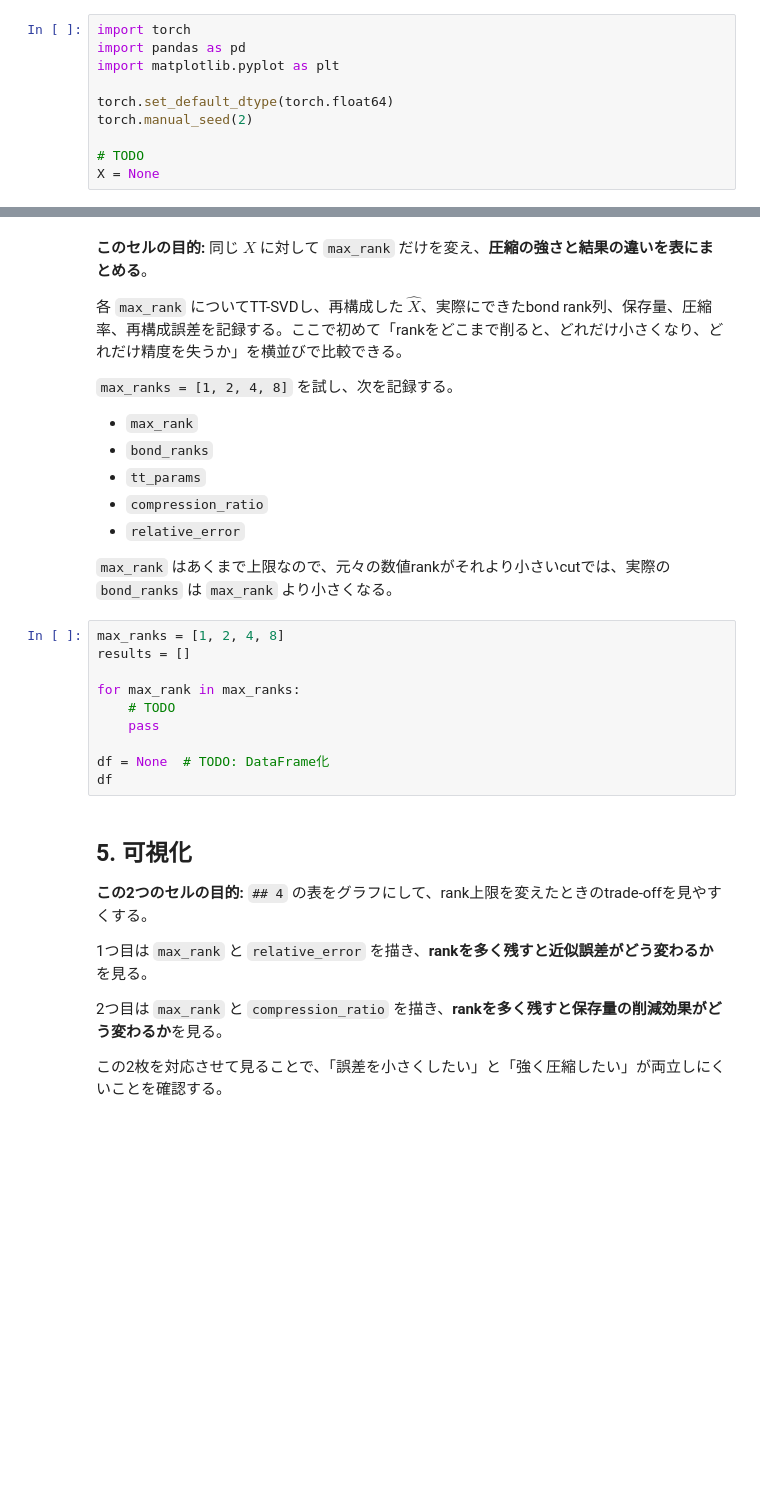
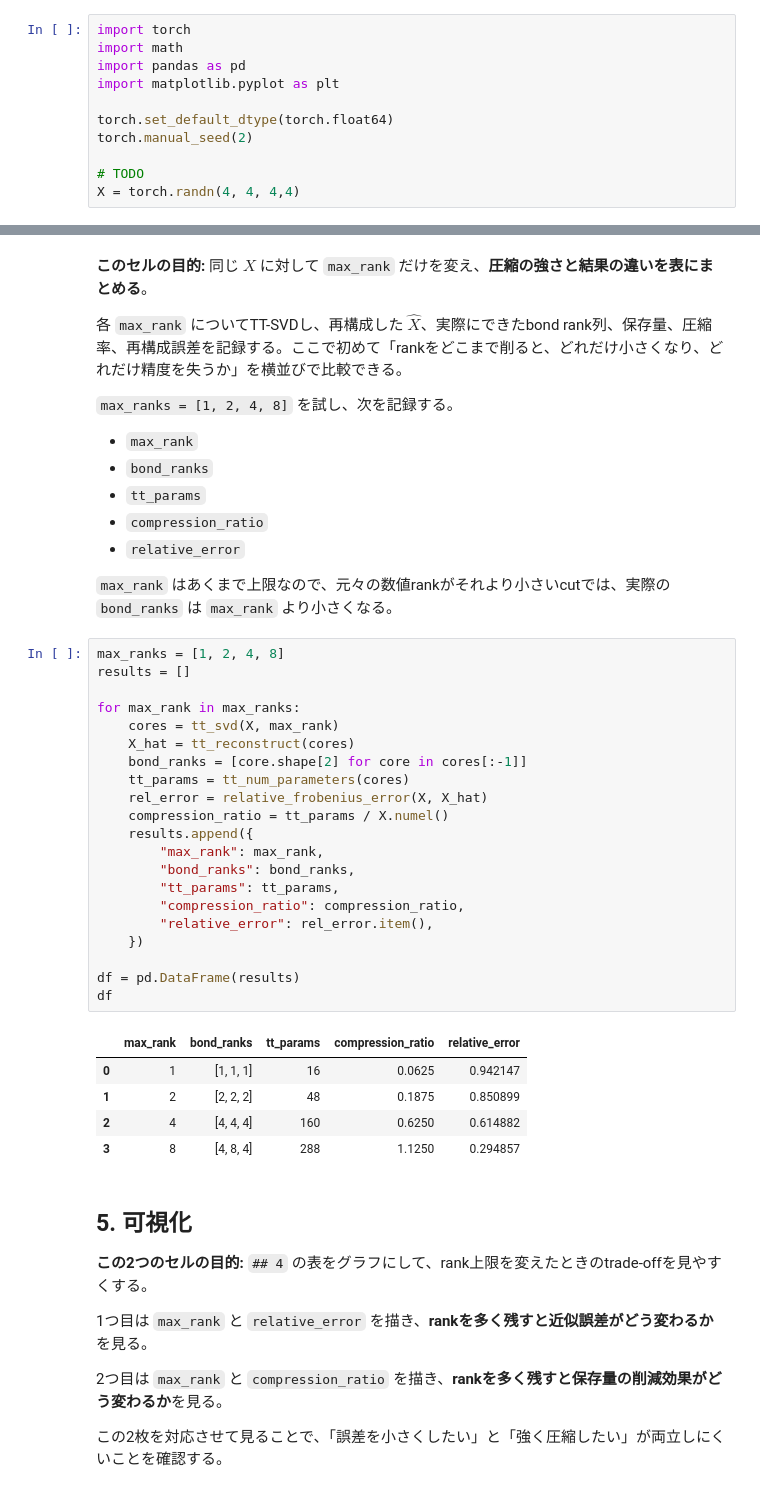
Before and after one commit to astrare2480/nn-compression-svd-dmrg, a Jupyter notebook: notebooks/30_tt_mps/00_fundamentals/02_truncation_error_tradeoff.ipynb, the cells around one changed output, grey strips where cells are left out. Drawn from its saved outputs; the diff is of its cells as text; blank space fills up the shorter version.

```diff
--- a/notebooks/30_tt_mps/00_fundamentals/02_truncation_error_tradeoff.ipynb
+++ b/notebooks/30_tt_mps/00_fundamentals/02_truncation_error_tradeoff.ipynb
@@ -27,6 +27,7 @@ $X\in\mathbb{R}^{4\times4\times4\times4}$ を使う。
 ここで作る $X$ の要素数は、後でTT coreの総要素数と比較するときの基準にもなる。
 # %%
 import torch
+import math
 import pandas as pd
 import matplotlib.pyplot as plt
 
@@ -34,7 +35,7 @@ torch.set_default_dtype(torch.float64)
 torch.manual_seed(2)
 
 # TODO
-X = None
+X = torch.randn(4, 4, 4,4)
 # %% [markdown]
 ## 2. truncation付きTT-SVD
 
@@ -107,16 +162,33 @@ def tt_num_parameters(cores: list[torch.Tensor]) -> int:
 - `relative_error`
 
 `max_rank` はあくまで上限なので、元々の数値rankがそれより小さいcutでは、実際の `bond_ranks` は `max_rank` より小さくなる。
-# %%
-max_ranks = [1, 2, 4, 8]
-results = []
-
-for max_rank in max_ranks:
-    # TODO
-    pass
-
-df = None  # TODO: DataFrame化
-df
+# %%
+max_ranks = [1, 2, 4, 8]
+results = []
+
+for max_rank in max_ranks:
+    cores = tt_svd(X, max_rank)
+    X_hat = tt_reconstruct(cores)
+    bond_ranks = [core.shape[2] for core in cores[:-1]]
+    tt_params = tt_num_parameters(cores)
+    rel_error = relative_frobenius_error(X, X_hat)
+    compression_ratio = tt_params / X.numel()
+    results.append({
+        "max_rank": max_rank,
+        "bond_ranks": bond_ranks,
+        "tt_params": tt_params,
+        "compression_ratio": compression_ratio,
+        "relative_error": rel_error.item(),
+    })
+
+df = pd.DataFrame(results)
+df
+# %% [output]
+|  | max_rank | bond_ranks | tt_params | compression_ratio | relative_error |
+| 0 | 1 | [1, 1, 1] | 16 | 0.0625 | 0.942147 |
+| 1 | 2 | [2, 2, 2] | 48 | 0.1875 | 0.850899 |
+| 2 | 4 | [4, 4, 4] | 160 | 0.6250 | 0.614882 |
+| 3 | 8 | [4, 8, 4] | 288 | 1.1250 | 0.294857 |
 # %% [markdown]
 ## 5. 可視化
 
```
Also changed, not shown: parts of 9 cells of this notebook.
